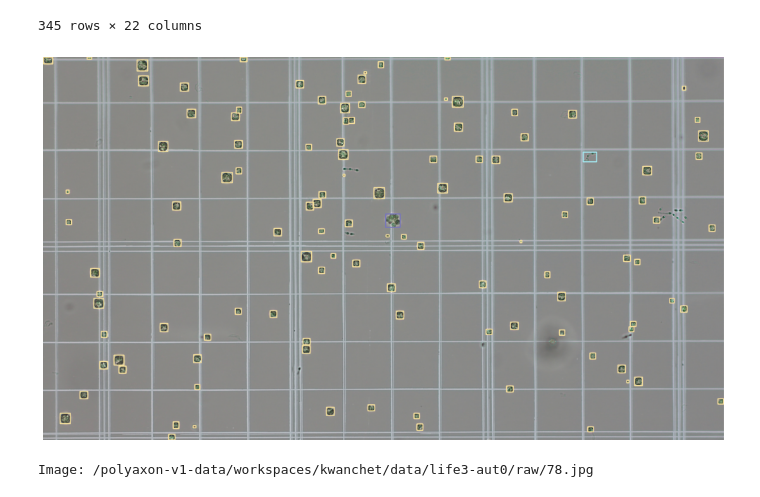
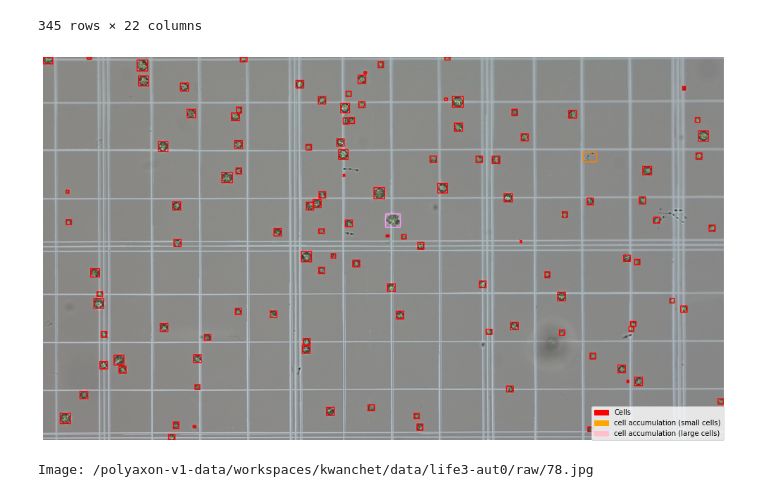
Before and after one commit to life3biotech/ai_engine, a Jupyter notebook: notebooks/EDA.ipynb, the cells around one changed output. Cells and saved outputs as stored; diff of their text form; code cells hidden in the pictures.

```diff
--- a/notebooks/EDA.ipynb
+++ b/notebooks/EDA.ipynb
@@ -354,9 +383,15 @@ img_cell
 345 rows × 22 columns
 # %%
 img_path = os.path.join(RAW_IMG_DIR, file_name)
-DExplorer.show_annotated_image(img_path, img_cell)
+DExplorer.show_annotated_image(
+        img_path=img_path,
+        annot_df=img_cell,
+        box_colours_names=["red", "orange", "pink"],
+        line_thickness=2,
+        plot_dim=(20, 10),
+)
 # %% [output]
-[figure, old version]
+[figure, new version]
 # %%
 img = DExplorer.show_image(img_path)
 # %% [output]
```
Also changed, not shown: parts of 22 cells of this notebook, 2 other files.
